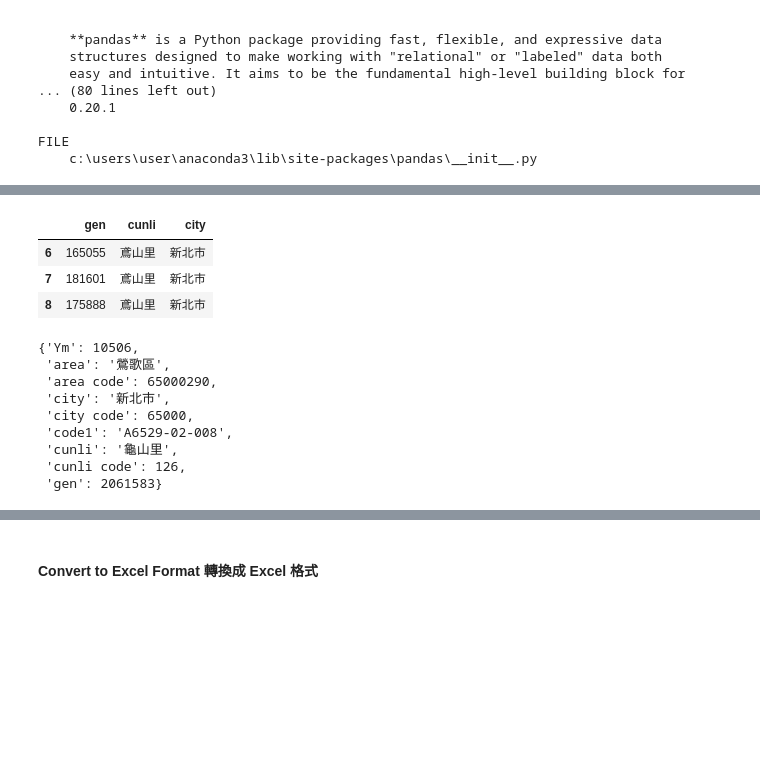
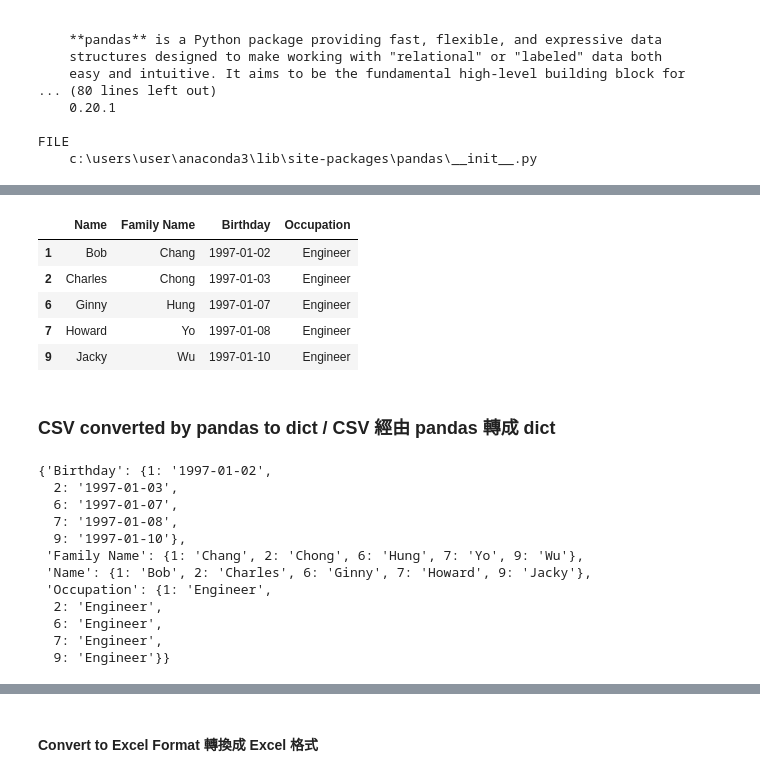
Before and after one commit to paulbroadmission/python_essentials, a Jupyter notebook: Python Essentials 6b - More about Python Input Output.ipynb, the cells around one changed output, grey strips where cells are left out. Saved outputs shown, nothing was run; the diff lists cells and outputs as text; code cells hidden in the pictures; blank space fills up the shorter version.

```diff
--- a/Python Essentials 6b - More about Python Input Output.ipynb
+++ b/Python Essentials 6b - More about Python Input Output.ipynb
@@ -320,7 +363,7 @@ DESCRIPTION
 FILE
     c:\users\user\anaconda3\lib\site-packages\pandas\__init__.py
 # %%
-df = pd.read_csv("105NewTaipeiCity.csv")
+df = pd.read_csv("google.csv")
 # %%
 df
 # %% [output]
@@ -392,0 +418,3 @@ new_df
+# %%
+new_df = df.loc[1:10,['Name', 'Family Name', 'Birthday','Occupation']]
+new_df
@@ -393,7 +433,9 @@ new_df
 # %%
-new_df[new_df['cunli']=='鳶山里']
+new_df[new_df['Occupation']=='Engineer']
 # %% [output]
-|  | gen | cunli | city |
-| 6 | 165055 | 鳶山里 | 新北市 |
-| 7 | 181601 | 鳶山里 | 新北市 |
-| 8 | 175888 | 鳶山里 | 新北市 |
+|  | Name | Family Name | Birthday | Occupation |
+| 1 | Bob | Chang | 1997-01-02 | Engineer |
+| 2 | Charles | Chong | 1997-01-03 | Engineer |
+| 6 | Ginny | Hung | 1997-01-07 | Engineer |
+| 7 | Howard | Yo | 1997-01-08 | Engineer |
+| 9 | Jacky | Wu | 1997-01-10 | Engineer |
@@ -402,12 +442,17 @@ pure_dict = df.max().to_dict()
-# %%
-pure_dict
-# %% [output]
-{'Ym': 10506,
- 'area': '鶯歌區',
- 'area code': 65000290,
- 'city': '新北市',
- 'city code': 65000,
- 'code1': 'A6529-02-008',
- 'cunli': '龜山里',
- 'cunli code': 126,
- 'gen': 2061583}
+# %% [markdown]
+### CSV converted by pandas to dict /   CSV 經由 pandas 轉成 dict ###
+# %%
+new_df[new_df['Occupation']=='Engineer'].to_dict()
+# %% [output]
+{'Birthday': {1: '1997-01-02',
+  2: '1997-01-03',
+  6: '1997-01-07',
+  7: '1997-01-08',
+  9: '1997-01-10'},
+ 'Family Name': {1: 'Chang', 2: 'Chong', 6: 'Hung', 7: 'Yo', 9: 'Wu'},
+ 'Name': {1: 'Bob', 2: 'Charles', 6: 'Ginny', 7: 'Howard', 9: 'Jacky'},
+ 'Occupation': {1: 'Engineer',
+  2: 'Engineer',
+  6: 'Engineer',
+  7: 'Engineer',
+  9: 'Engineer'}}
```
Also changed, not shown: parts of 22 cells of this notebook, 1 other file.
